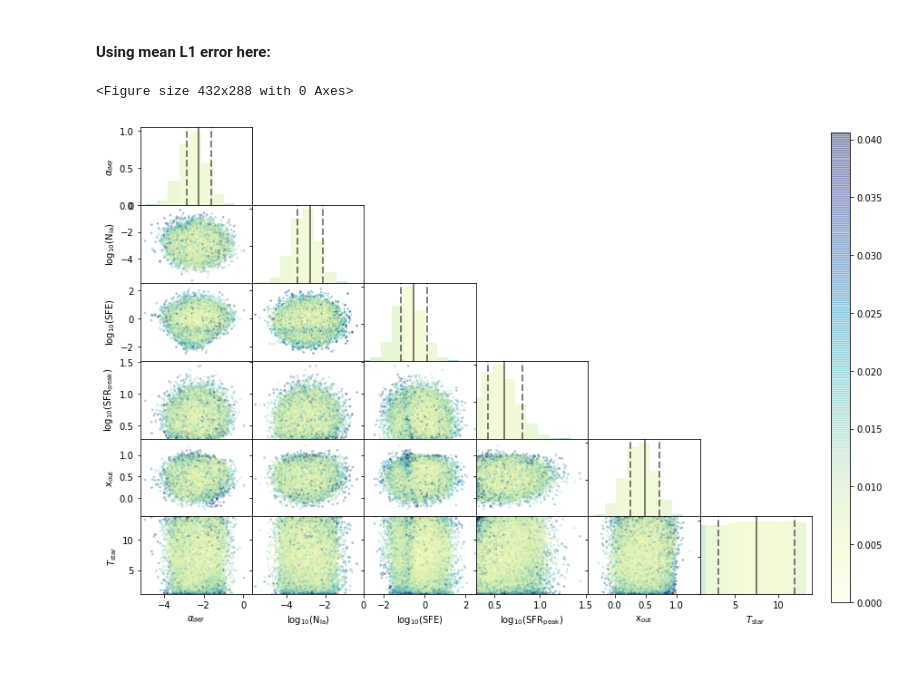
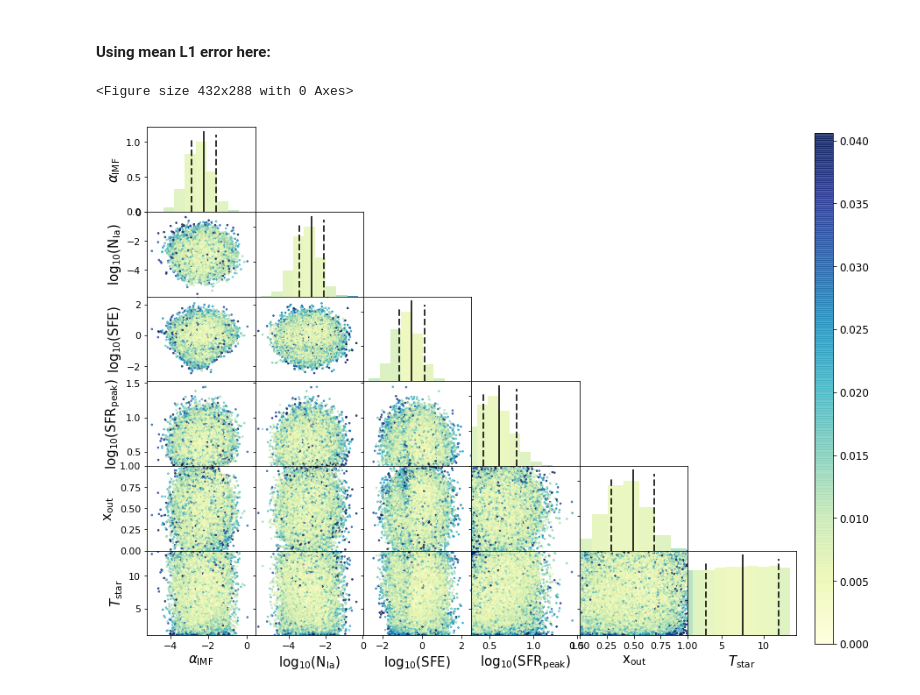
Before and after one commit to oliverphilcox/ChempyMulti, a Jupyter notebook: Jupyter/TNG_Aug2019/1) Train Network.ipynb, the cells around one changed output. Cells and saved outputs as stored; diff of their text form; code cells hidden in the pictures; blank space fills up the shorter version.

```diff
--- a/Jupyter/TNG_Aug2019/1) Train Network.ipynb
+++ b/Jupyter/TNG_Aug2019/1) Train Network.ipynb
@@ -453,3 +458,6 @@ stacked_diff = np.mean(np.abs((stacked_pred-testY)*ab_std),axis=1) # destandardi
+# %%
+all_low = [-4,-5,-3,0.294,0,1]
+all_high = [-1,-1,2,1,1,13.8]
 # %%
 data_tr = train_par
 data_v = test_par
@@ -480,8 +488,8 @@ parameter_names = [r'$\alpha_\mathrm{IMF}$',r'$\log_{10}(\mathrm{N_{Ia}})$',
 
 
 # Plot settings
-fig,axes = plt.subplots(nrows = 6, ncols = 6,figsize=(14.69,8.0))#,dpi=300)
-alpha = 0.5
+fig,axes = plt.subplots(nrows = 6, ncols = 6,figsize=(14.69,9.0))#,dpi=300)
+alpha = 0.8
 lw=2 # Linewidth
 left = 0.1 # Left side of subplots
 right = 0.8 # Right side
@@ -498,6 +506,8 @@ cmap= cm.YlGnBu
 for i in range(6):
     for j in range(6):
         axes[i,j].locator_params(nbins=4)
+        axes[i,j].xaxis.set_tick_params(labelsize=11)
+        axes[i,j].yaxis.set_tick_params(labelsize=11)
         if j==1:
             axes[i,j].locator_params(nbins=4)
         if i==j:
@@ -513,40 +523,49 @@ for i in range(6):
             colors = cmap(median/color_max)
             axes[i,j].bar(x = edges[:-1], height=counts, width = edges[1]-edges[0],
                                 color=colors,alpha=alpha, linewidth=0,rasterized=True)
+            axes[i,j].set_xlim(all_low[j],all_high[j])
             axes[i,j].set_xlim(min(data_v[:,j]),max(data_v[:,j]))
-            axes[i,j].set_ylim(0,1.05)
+            if j==4:
+                axes[i,j].set_xlim(0,1)
+            #axes[i,j].set_ylim(0,1.05)
             if j !=0:
                 plt.setp(axes[i,j].get_yticklabels(), visible=False)
             axes[i,j].vlines(np.percentile(data_v[:,j],15.865),axes[i,j].get_ylim()[0],axes[i,j].get_ylim()[1], color = 'k',alpha=alpha,linewidth = lw,linestyle = 'dashed')
             axes[i,j].vlines(np.percentile(data_v[:,j],100-15.865),axes[i,j].get_ylim()[0],axes[i,j].get_ylim()[1], color = 'k',alpha=alpha,linewidth = lw,linestyle = 'dashed')
             axes[i,j].vlines(np.percentile(data_v[:,j],50),axes[i,j].get_ylim()[0],axes[i,j].get_ylim()[1], color = 'k',alpha=alpha,linewidth = lw)
         if i>j:
             if j !=0:
                 plt.setp(axes[i,j].get_yticklabels(), visible=False)
-            P1 = axes[i,j].scatter(data_v[:,j],data_v[:,i],marker='x',alpha=0.3,
+            P1 = axes[i,j].scatter(data_v[:,j],data_v[:,i],marker='x',alpha=alpha,
                                     c=param_error,vmin=0,vmax=color_max,cmap=cmap,s=3,rasterized=True)
             #P2 = axes[i,j].scatter(data_tr[:,j],data_tr[:,i],c='k',marker='+',s=80)
             axes[i,j].set_xlim(min(data_tr[:,j]),max(data_tr[:,j]))
             axes[i,j].set_ylim(min(data_tr[:,i]),max(data_tr[:,i]))
+            #axes[i,j].set_xlim(all_low[j],all_high[j])
+            #axes[i,j].set_ylim(all_low[i],all_high[i])
+            if j==4:
+                axes[i,j].set_xlim(0,1)
+            if i==4:
+                axes[i,j].set_ylim(0,1)
         if j>i:
             axes[i,j].axis('off')
         if i == 5:
-            axes[i,j].set_xlabel(parameter_names[j])
+            axes[i,j].set_xlabel(parameter_names[j],fontsize=15)
         if j ==0:
-            axes[i,j].set_ylabel(parameter_names[i])
+            axes[i,j].set_ylabel(parameter_names[i],fontsize=15)
         if i==2 and j == 1:
-            cplot = axes[i,j].scatter(data_v[:,j],data_v[:,i],marker='.',alpha=0.3,
+            cplot = axes[i,j].scatter(data_v[:,j],data_v[:,i],marker='.',alpha=alpha,
                                                 c=param_error,vmin=0,vmax=color_max,
                                                 cmap=cmap,s=3,rasterized=True)
             axes[i,j].set_xlim(min(data_tr[:,j]),max(data_tr[:,j]))
             axes[i,j].set_ylim(min(data_tr[:,i]),max(data_tr[:,i]))
 cax=fig.add_axes([0.82,0.06,0.02,0.9]);
-plt.colorbar(cplot,cax=cax);
-
+cbar=plt.colorbar(cplot,cax=cax);
+cbar.ax.tick_params(labelsize=12)
 #plt.savefig('Plots/Network_Error_Param_Space.pdf',bbox_inches='tight')
 
 plt.show();
 # %% [output]
 <Figure size 432x288 with 0 Axes>
-[figure, old version]
+[figure, new version]
 # %%
```
Also changed, not shown: parts of 4 cells of this notebook, 43 other files.
